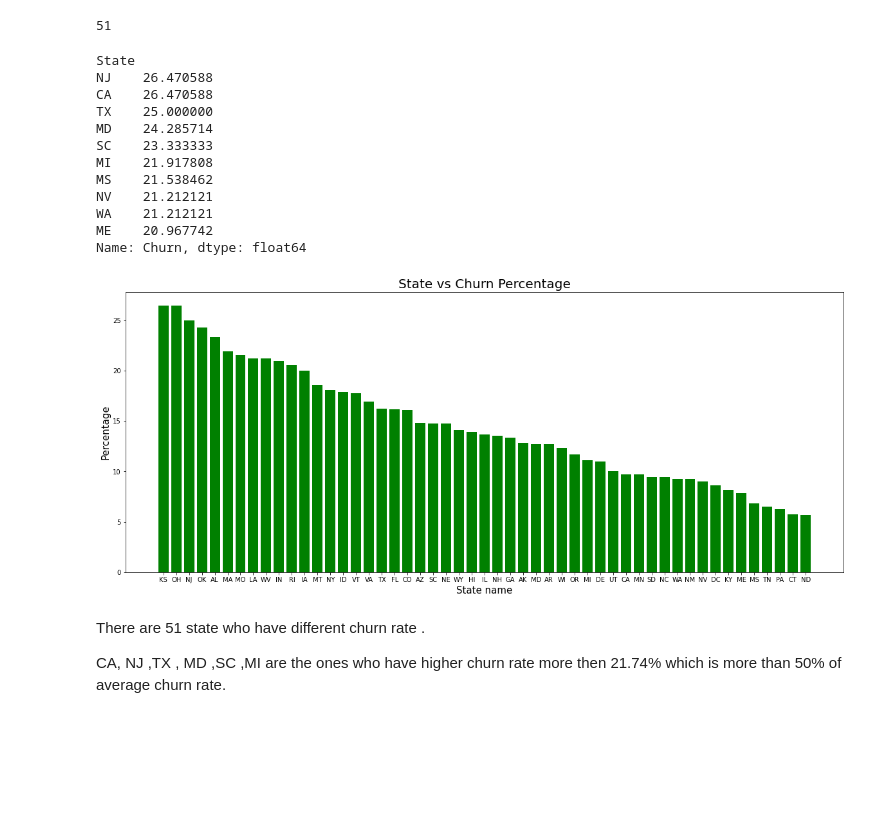
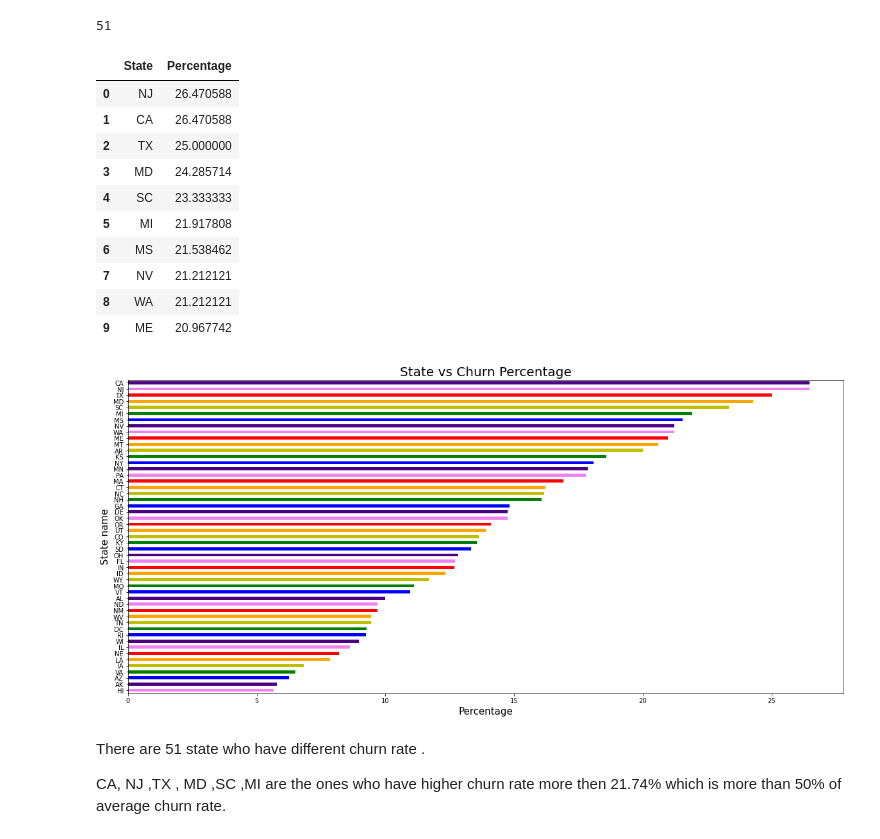
Before and after one commit to Roy-Subhankar/Telecom-Churn-Analysis, a Jupyter notebook: Subhankar_Roy_Telecom_Churn_Analysis_Capstone_Project.ipynb, the cells around one changed output. Saved outputs shown, nothing was run; the diff lists cells and outputs as text; code cells hidden in the pictures; blank space fills up the shorter version.

```diff
--- a/Subhankar_Roy_Telecom_Churn_Analysis_Capstone_Project.ipynb
+++ b/Subhankar_Roy_Telecom_Churn_Analysis_Capstone_Project.ipynb
@@ -245,31 +267,31 @@ dataset['State'].nunique(0)
 # %% [output]
 51
 # %%
-dataset.groupby(['State'])['Churn'].mean().mul(100).sort_values(ascending = False).head(10)
+#To find which of state are more churn rate
+state_churn=dataset.groupby(['State'])['Churn'].mean().mul(100).sort_values(ascending = False).rename('Percentage').reset_index()
+state_churn.head(10)
 # %% [output]
-State
-NJ    26.470588
-CA    26.470588
-TX    25.000000
-MD    24.285714
-SC    23.333333
-MI    21.917808
-MS    21.538462
-NV    21.212121
-WA    21.212121
-ME    20.967742
-Name: Churn, dtype: float64
+|  | State | Percentage |
+| 0 | NJ | 26.470588 |
+| 1 | CA | 26.470588 |
+| 2 | TX | 25.000000 |
+| 3 | MD | 24.285714 |
+| 4 | SC | 23.333333 |
+| 5 | MI | 21.917808 |
+| 6 | MS | 21.538462 |
+| 7 | NV | 21.212121 |
+| 8 | WA | 21.212121 |
+| 9 | ME | 20.967742 |
 # %%
 #Visualization
-unic_state=dataset.groupby(['State'])['Churn'].mean().mul(100).sort_values(ascending = False)
-plt.rcParams['figure.figsize'] = (20, 8)
-plt.bar(dataset['State'].unique(),unic_state,color='green')
+plt.rcParams['figure.figsize'] = (20,9)
+dataset.groupby(['State'])['Churn'].mean().mul(100).sort_values(ascending = True).plot(kind='barh',color=['violet','indigo','b','g','y','orange','r'])
 plt.title('State vs Churn Percentage',fontsize=20)
-plt.xlabel('State name',fontsize=15)
-plt.ylabel('Percentage',fontsize=15)
+plt.xlabel('Percentage',fontsize=15)
+plt.ylabel('State name',fontsize=15)
 plt.show()
 # %% [output]
-[figure, old version]
+[figure, new version]
 # %% [markdown]
 There are 51 state who have different churn rate .
 
```
Also changed, not shown: parts of 25 cells of this notebook.
